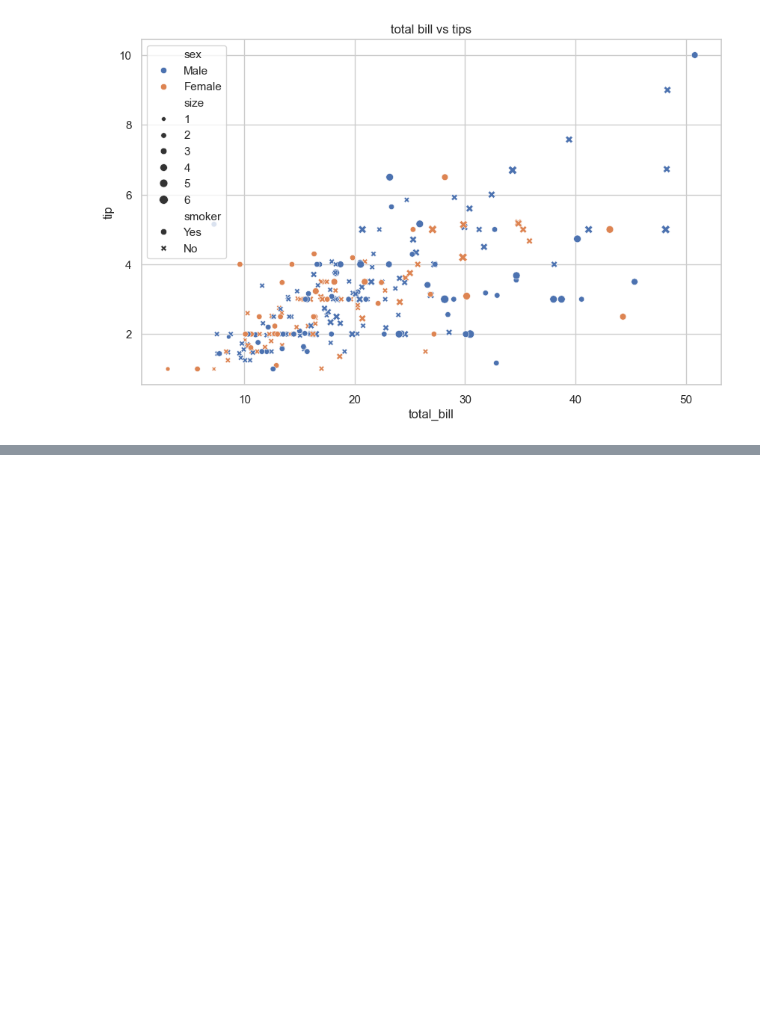
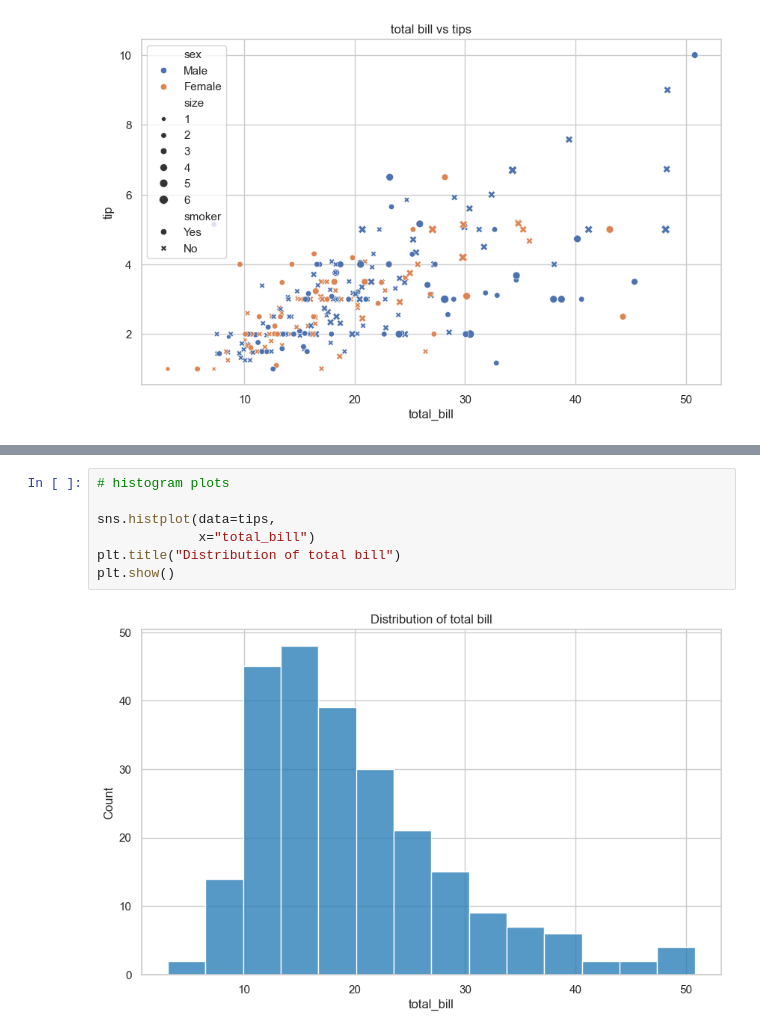
Before and after one commit to Pankaj-Str/Complete-Python-Mastery, a Jupyter notebook: 00 Lecture/lecture22/Seaborn_example01.ipynb, the cells around one changed output, grey strips where cells are left out. Cells and saved outputs as stored; diff of their text form; blank space fills up the shorter version.

```diff
--- a/00 Lecture/lecture22/Seaborn_example01.ipynb
+++ b/00 Lecture/lecture22/Seaborn_example01.ipynb
@@ -89,0 +131,9 @@ plt.show()
+# %%
+# histogram plots
+
+sns.histplot(data=tips,
+             x="total_bill")
+plt.title("Distribution of total bill")
+plt.show()
+# %% [output]
+[figure, added]
```
Also changed, not shown: parts of 6 cells of this notebook.
